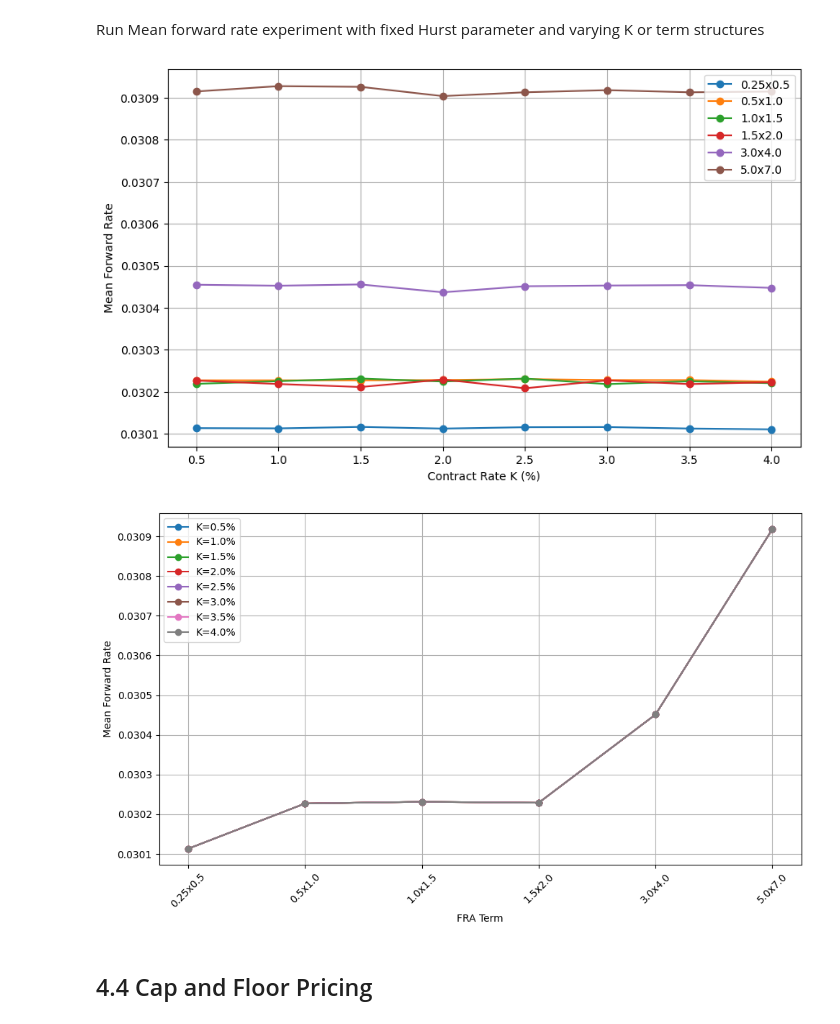
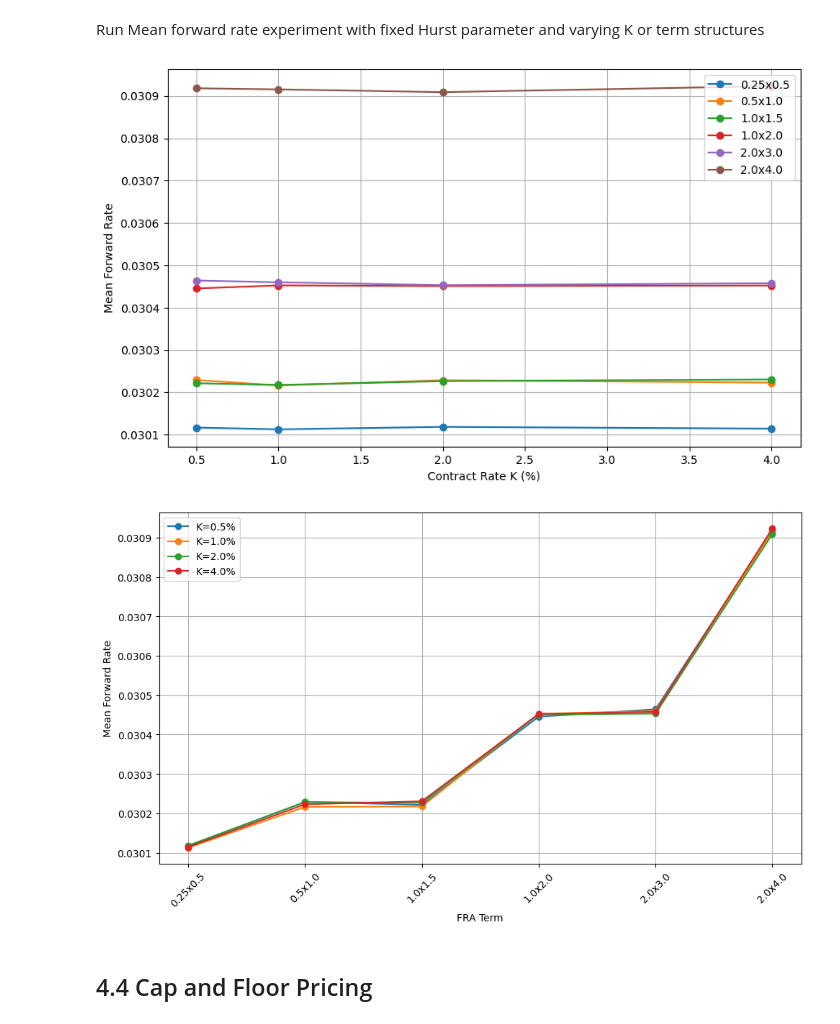
Before and after one commit to katieli0828/Dissertation, a Jupyter notebook: CH4_derivative_pricing.ipynb, the cells around one changed output. Saved outputs shown, nothing was run; the diff lists cells and outputs as text; code cells hidden in the pictures.

```diff
--- a/CH4_derivative_pricing.ipynb
+++ b/CH4_derivative_pricing.ipynb
@@ -759,38 +759,45 @@ def plot_mean_fwd_vs_K(mean_fwd_by_K, fra_maturities):
     plt.legend()
     plt.show()
 
 
 def plot_mean_fwd_vs_maturity(mean_fwd_by_maturity, contract_rates):
     plt.figure(figsize=(10, 6))
     maturity_labels = list(mean_fwd_by_maturity.keys())
     x = np.arange(len(maturity_labels))
-    for K in contract_rates:
-        values = [mean_fwd_by_maturity[key][i] for i, key in enumerate(maturity_labels)]
+    for i, K in enumerate(contract_rates):
+        values = [mean_fwd_by_maturity[key][i] for key in maturity_labels]
         plt.plot(x, values, marker='o', label=f"K={K:.1%}")
     plt.xticks(x, maturity_labels, rotation=45)
     plt.xlabel('FRA Term')
     plt.ylabel('Mean Forward Rate')
     # plt.title('Mean Forward Rate vs FRA Term (Fixed H)')
     plt.grid(True)
     plt.legend()
     plt.tight_layout()
     plt.show()
 
 
 # === Run Both Experiments for H = 0.7 ===
 H_fixed = 0.7
-fra_maturities = [(0.25, 0.5), (0.5, 1.0), (1.0, 1.5), (1.5, 2.0), (3.0, 4.0), (5.0, 7.0)]
-contract_rates = [0.005, 0.01, 0.015, 0.02, 0.025, 0.03, 0.035, 0.04]
+fra_maturities = [
+        (0.25, 0.5),   # 3x6 FRA
+        (0.5, 1.0),    # 6x12 FRA
+        (1.0, 1.5),    # 12x18 FRA
+        (1.0, 2.0),    # 12x24 FRA
+        (2.0, 3.0),    # 12x36 FRA
+        (2.0, 4.0),    # 24x48 FRA
+    ]
+contract_rates = [0.005, 0.01, 0.02, 0.04]
 
 mean_fwd_by_K, mean_fwd_by_maturity, contract_rates_used, fra_maturities_used = run_fra_experiment_fixed_H(
     H_fixed, fra_maturities, contract_rates
 )
 
 # Plot
 plot_mean_fwd_vs_K(mean_fwd_by_K, fra_maturities_used)
 plot_mean_fwd_vs_maturity(mean_fwd_by_maturity, contract_rates_used)
 # %% [output]
-[figure, old version]
+[figure, new version]
-[figure, old version]
+[figure, new version]
 # %% [markdown]
 ## 4.4 Cap and Floor Pricing
```
Also changed, not shown: parts of 3 cells of this notebook.
